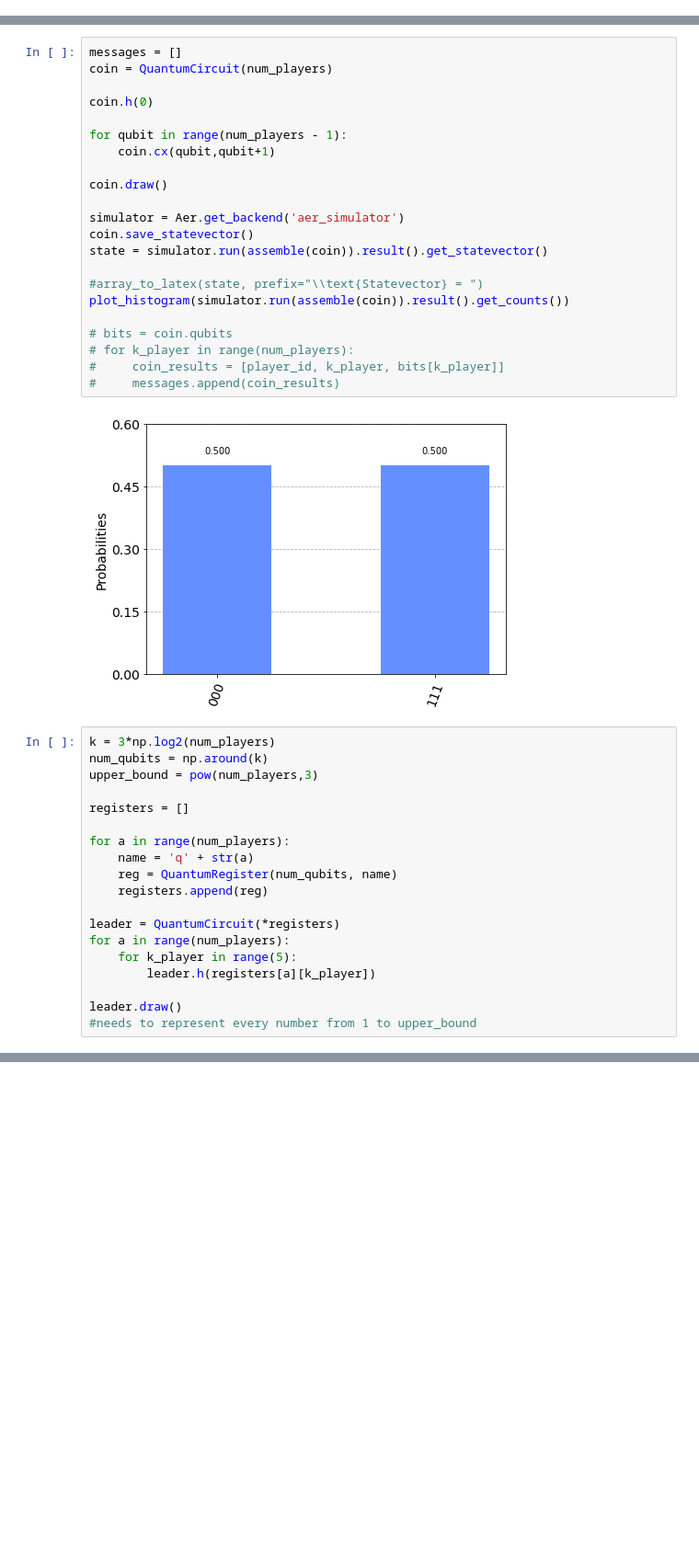
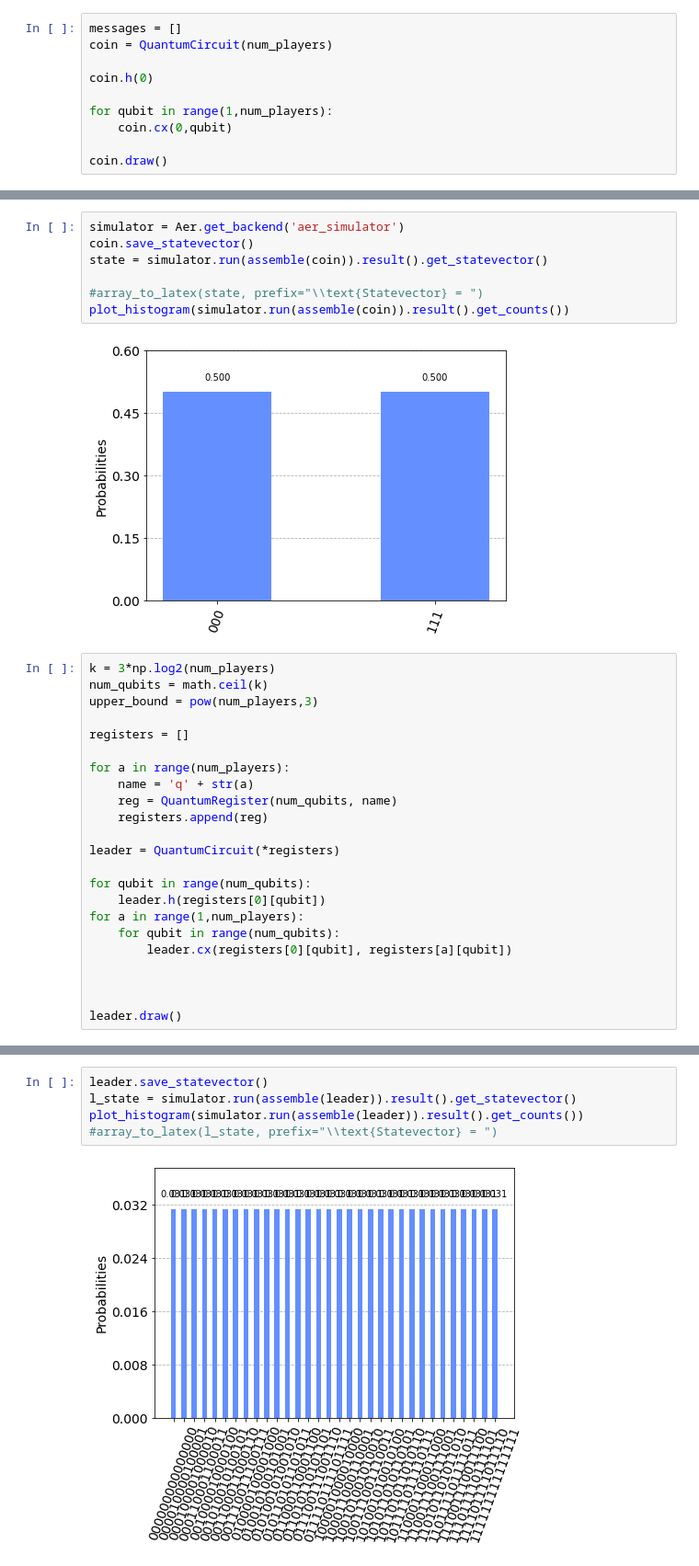
Before and after one commit to bertars/FailStopProtocol, a Jupyter notebook: fail_stop.ipynb, the cells around one changed output, grey strips where cells are left out. Shown: that part at 92% size. Drawn from its saved outputs; the diff is of its cells as text; blank space fills up the shorter version.

```diff
--- a/fail_stop.ipynb
+++ b/fail_stop.ipynb
@@ -5,3 +6,13 @@ from qiskit.visualization import plot_histogram, plot_bloch_multivector, array_t
 
 num_players = 3
 player_id = 1
+# %%
+messages = []
+coin = QuantumCircuit(num_players)
+
+coin.h(0)
+
+for qubit in range(1,num_players):
+    coin.cx(0,qubit)
+
+coin.draw()
@@ -8,30 +27,15 @@ player_id = 1
 # %%
-messages = []
-coin = QuantumCircuit(num_players)
-
-coin.h(0)
-
-for qubit in range(num_players - 1):
-    coin.cx(qubit,qubit+1)
-
-coin.draw()
-
 simulator = Aer.get_backend('aer_simulator')
 coin.save_statevector()
 state = simulator.run(assemble(coin)).result().get_statevector()
 
 #array_to_latex(state, prefix="\\text{Statevector} = ")
 plot_histogram(simulator.run(assemble(coin)).result().get_counts())
-
-# bits = coin.qubits
-# for k_player in range(num_players):
-#     coin_results = [player_id, k_player, bits[k_player]]
-#     messages.append(coin_results)
 # %% [output]
 [figure]
 # %%
 k = 3*np.log2(num_players)
-num_qubits = np.around(k)
+num_qubits = math.ceil(k)
 upper_bound = pow(num_players,3)
 
 registers = []
@@ -42,11 +46,15 @@ for a in range(num_players):
     registers.append(reg)
 
 leader = QuantumCircuit(*registers)
-for a in range(num_players):
-    for k_player in range(5):
-        leader.h(registers[a][k_player])
+
+for qubit in range(num_qubits):
+    leader.h(registers[0][qubit])
+for a in range(1,num_players):
+    for qubit in range(num_qubits):
+        leader.cx(registers[0][qubit], registers[a][qubit])
+
+
 
 leader.draw()
-#needs to represent every number from 1 to upper_bound
 # %% [output]
       ┌───┐
@@ -68,0 +77,7 @@ q2_4: ┤ H ├
+# %%
+leader.save_statevector()
+l_state = simulator.run(assemble(leader)).result().get_statevector()
+plot_histogram(simulator.run(assemble(leader)).result().get_counts())
+#array_to_latex(l_state, prefix="\\text{Statevector} = ")
+# %% [output]
+[figure, added]
```
Also changed, not shown: parts of 3 cells of this notebook.
